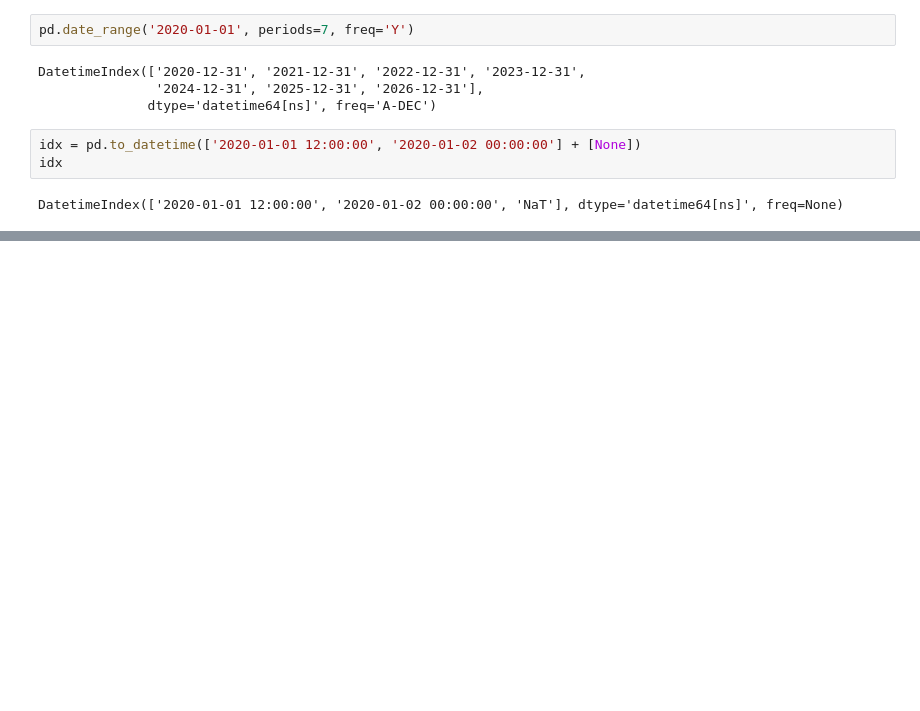
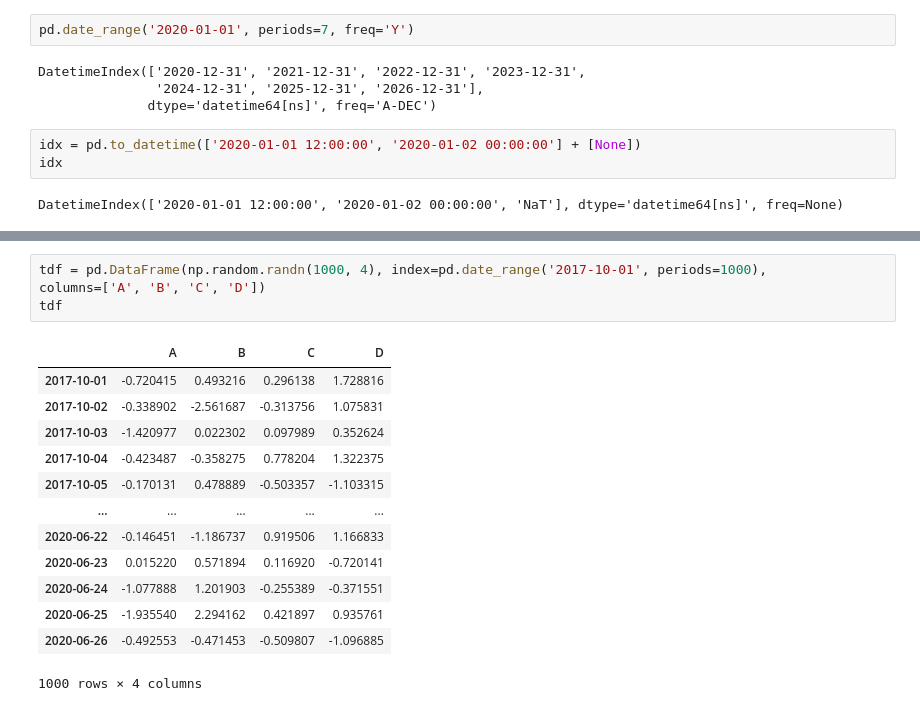
Before and after one commit to korilla2/TIL, a Jupyter notebook: 기본강의/넘파이 판다스/1.pandas.ipynb, the cells around one changed output, grey strips where cells are left out. Drawn from its saved outputs; the diff is of its cells as text; blank space fills up the shorter version.

```diff
--- a/기본강의/넘파이 판다스/1.pandas.ipynb
+++ b/기본강의/넘파이 판다스/1.pandas.ipynb
@@ -77,0 +212,18 @@ DatetimeIndex(['2020-01-01 12:00:00', '2020-01-02 00:00:00', 'NaT'], dtype='date
+# %%
+tdf = pd.DataFrame(np.random.randn(1000, 4), index=pd.date_range('2017-10-01', periods=1000),
+columns=['A', 'B', 'C', 'D'])
+tdf
+# %% [output]
+|  | A | B | C | D |
+| 2017-10-01 | -0.720415 | 0.493216 | 0.296138 | 1.728816 |
+| 2017-10-02 | -0.338902 | -2.561687 | -0.313756 | 1.075831 |
+| 2017-10-03 | -1.420977 | 0.022302 | 0.097989 | 0.352624 |
+| 2017-10-04 | -0.423487 | -0.358275 | 0.778204 | 1.322375 |
+| 2017-10-05 | -0.170131 | 0.478889 | -0.503357 | -1.103315 |
+| ... | ... | ... | ... | ... |
+| 2020-06-22 | -0.146451 | -1.186737 | 0.919506 | 1.166833 |
+| 2020-06-23 | 0.015220 | 0.571894 | 0.116920 | -0.720141 |
+| 2020-06-24 | -1.077888 | 1.201903 | -0.255389 | -0.371551 |
+| 2020-06-25 | -1.935540 | 2.294162 | 0.421897 | 0.935761 |
+| 2020-06-26 | -0.492553 | -0.471453 | -0.509807 | -1.096885 |
+1000 rows × 4 columns
```
Also changed, not shown: parts of 92 cells of this notebook, 4 other files.
